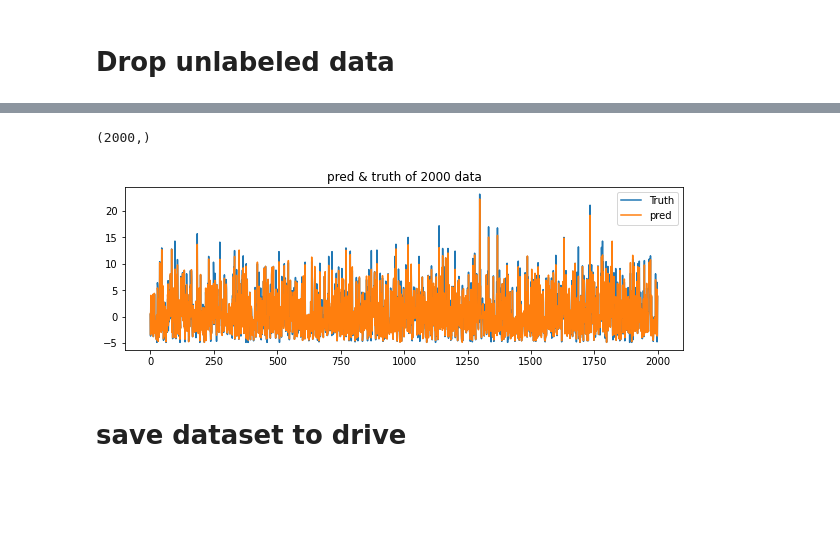
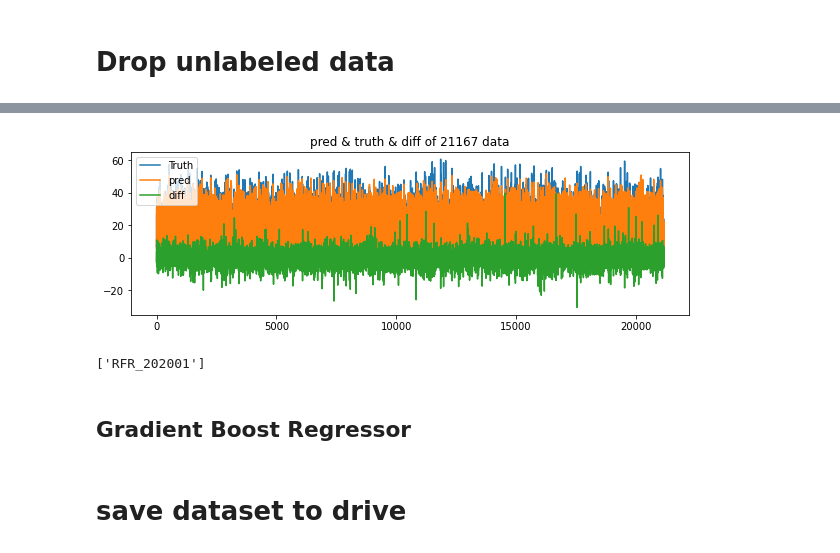
Before and after one commit to luanakwon/GroundTemperature, a Jupyter notebook: GroundTemp.ipynb, the cells around one changed output, grey strips where cells are left out. Saved outputs shown, nothing was run; the diff lists cells and outputs as text; code cells hidden in the pictures; blank space fills up the shorter version.

```diff
--- a/GroundTemp.ipynb
+++ b/GroundTemp.ipynb
@@ -181,7 +182,10 @@ from sklearn.model_selection import train_test_split
 # %%
 RANDOM_STATE = 31415
 target = targets[:1] # isitu-LST
+featureInUse = features[1:]
+# sample fraction of train data
+fraction = 0.005 # 0.0 ~ 1.0
 # %%
-df = pd.read_csv('/content/train/202001.LST.csv',names=cols,usecols=features+target,nrows=10000)
-df.head()
+df = pd.read_csv(f'/content/train10M.csv',usecols=featureInUse+target)
+print(df.shape)
 # %% [output]
@@ -195,6 +193,6 @@ df.head()
 # %%
 X_train, X_test, Y_train, Y_test = train_test_split(
-    df.loc[:,features],df.loc[:,target], test_size=0.2, train_size=0.8,
+    df.loc[:,featureInUse],df.loc[:,target], test_size=0.2*fraction, train_size=0.8*fraction,
     random_state=RANDOM_STATE, shuffle=True, stratify=None)
 print(f"{X_train.shape[0]} train values, {X_test.shape[0]} test values out of {df.shape[0]} values")
 print(X_train.shape)
@@ -241,0 +236,5 @@ print(RFR_model.score(X_test,Y_test.values.ravel()))
+# %%
+prediction = RFR_model.predict(X_test)
+diff = prediction - Y_test.values.ravel()
+loss = np.sqrt(np.mean(diff**2))
+print(f'RMSE loss {loss}')
@@ -242,10 +245,9 @@ print(RFR_model.score(X_test,Y_test.values.ravel()))
 # %%
-prediction = RFR_model.predict(X_test)
-print(prediction.shape)
 plt.figure(figsize=(10,3))
-plt.title(f'pred & truth of {X_test.shape[0]} data')
+plt.title(f'pred & truth & diff of {X_test.shape[0]} data')
 plt.plot(Y_test.values.ravel(), label='Truth')
 plt.plot(prediction,label='pred')
+plt.plot(diff,label='diff')
 plt.legend()
 plt.show()
 # %% [output]
@@ -254,5 +254,11 @@ plt.show()
-(2000,)
-[figure, old version]
+[figure, new version]
+# %%
+# save model
+joblib.dump(RFR_model, 'RFR_202001')
+# %% [output]
+['RFR_202001']
+# %% [markdown]
+## Gradient Boost Regressor
 # %% [markdown]
 # save dataset to drive
 # %%
```
Also changed, not shown: parts of 20 cells of this notebook.
